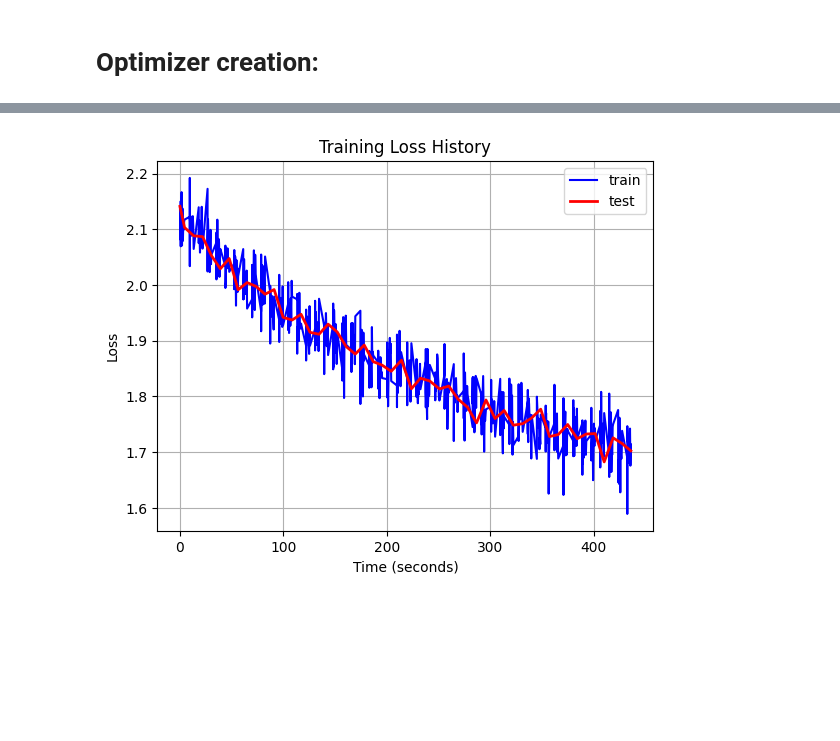
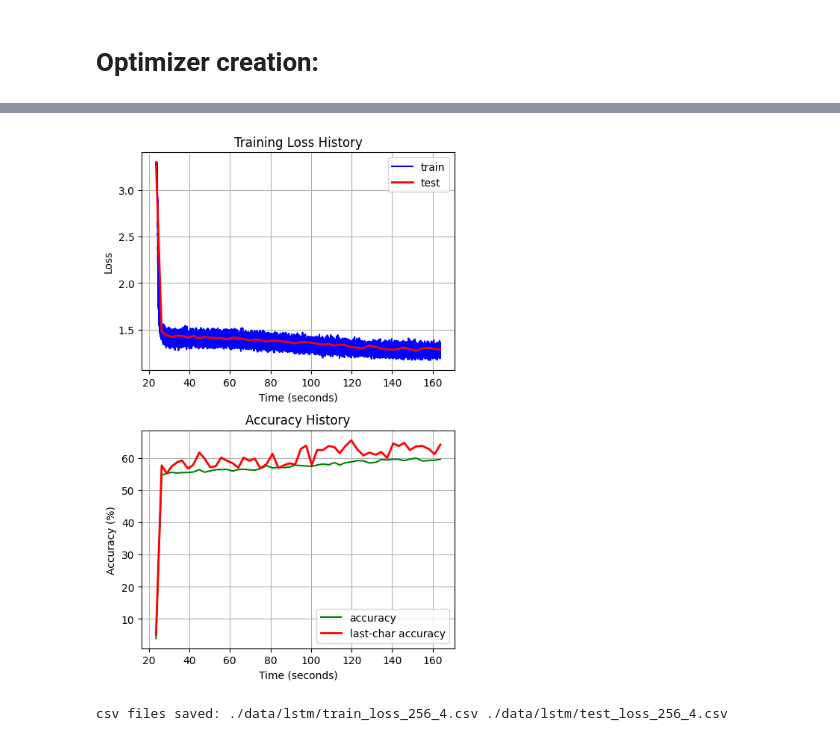
Before and after one commit to chinzhening/char_transformer, a Jupyter notebook: lstm.ipynb, the cells around one changed output, grey strips where cells are left out. Cells and saved outputs as stored; diff of their text form; code cells hidden in the pictures; blank space fills up the shorter version.

Commit message:
Add notebooks & models

```diff
--- a/lstm.ipynb
+++ b/lstm.ipynb
@@ -127,7 +122,7 @@ jaxlib._jax.ArrayImpl
 # Loss function
 # %%
 @jax.jit
-def loss_and_metrics(logits, targets):
+def loss_and_metrics(logits, targets, gamma=2.0, alpha = 0.25):
     """Compute cross-entropy loss and accuracy.
 
     Assumes `targets` contains only valid integer class ids in [0, V-1] (no -1 ignore tokens).
@@ -221,0 +289,6 @@ def get_batch(text_int, B, T):
+# %%
+architecture_results = architecture_sweep(architectures)
+
+# Select best architecture
+best_arch, best_loss = min(architecture_results.items(), key=lambda x: x[1])
+print(f"Best architecture: {best_arch} with loss {best_loss:.4f}")
@@ -223,10 +350,20 @@ def get_batch(text_int, B, T):
 # Optimizer creation:
 # %%
 # define optax optimizer
-learning_rate = 0.001
+# learning_rate = 0.001
 # Create Adam optimizer (Optax)
-tx = optax.adam(learning_rate=learning_rate)
+tx = optax.adamw(
+    learning_rate=optax.warmup_cosine_decay_schedule(
+        init_value=0.0,
+        peak_value=5e-3,
+        warmup_steps=2000,
+        decay_steps=98000,
+        end_value=0.0
+    ),
+    weight_decay=1e-4,
+)
+
 # Initialize optimizer state for current params
 opt_state = tx.init(params)
-print(f"Initialized optimizer: Adam lr={learning_rate}")
+print(f"Initialized optimizer: {tx}")
 # %% [output]
@@ -293,15 +445,54 @@ iteration 999  time: 435.9 seconds
 # %%
 # plot the loss history
 import matplotlib.pyplot as plt
+
+plt.figure(figsize=(5,8))
+
+plt.subplot(2,1,1)
 plt.plot(time_history, loss_history, '-', label='train', color="blue")
 plt.plot(time_test_history, loss_test_history, '-', label='test', lw=2, color="red")
 plt.xlabel("Time (seconds)")
 plt.ylabel("Loss")
 plt.legend(loc='upper right')
 plt.title("Training Loss History")
 plt.grid()
+
+plt.subplot(2,1,2)
+plt.plot(time_test_history, list(map(lambda x: x * 100, test_accuracy_history)), '-', label='accuracy', color="green")
+plt.plot(time_test_history, list(map(lambda x: x * 100, last_test_accuracy_history)), '-', label='last-char accuracy', lw=2, color="red")
+plt.xlabel("Time (seconds)")
+plt.ylabel("Accuracy (%)")
+plt.legend(loc='lower right')
+plt.title(f"Accuracy History")
+plt.grid()
+
+# ---- Shared title ----
+plt.tight_layout(rect=[0, 0, 1, 0.95])  # reserve 5% at top for suptitle
+#plt.suptitle(f"Training Metrics — d_model: {d_model}, n_layers: {n_layers}, optimizer=cosine decay, B&T=({B}, {T})", fontsize=14)
+
+plt.savefig(f'assets/lstm_{d_model}_{n_layers}.png', bbox_inches='tight', dpi=300)
+plt.show()
 # %% [output]
-[figure, old version]
+[figure, new version]
+# %%
+import csv
+
+train_file_name = f"./data/lstm/train_loss_{d_model}_{n_layers}.csv"
+with open(train_file_name, "w", newline="") as f:
+    writer = csv.writer(f)
+    writer.writerow(["time", "loss"])  # header
+    writer.writerows(zip(time_history, loss_history))
+
+test_file_name = f"./data/lstm/test_loss_{d_model}_{n_layers}.csv"
+# Test metrics
+with open(test_file_name, "w", newline="") as f:
+    writer = csv.writer(f)
+    writer.writerow(["time", "loss", "accuracy", "last character accuracy"])  # header
+    writer.writerows(zip(time_test_history, loss_test_history, test_accuracy_history, last_test_accuracy_history))
+
+print("csv files saved:", train_file_name, test_file_name)
+# %% [output]
+csv files saved: ./data/lstm/train_loss_256_4.csv ./data/lstm/test_loss_256_4.csv
 # %%
 B = 1
 seed = 42
```
Also changed, not shown: parts of 19 cells of this notebook, 18 other files.
